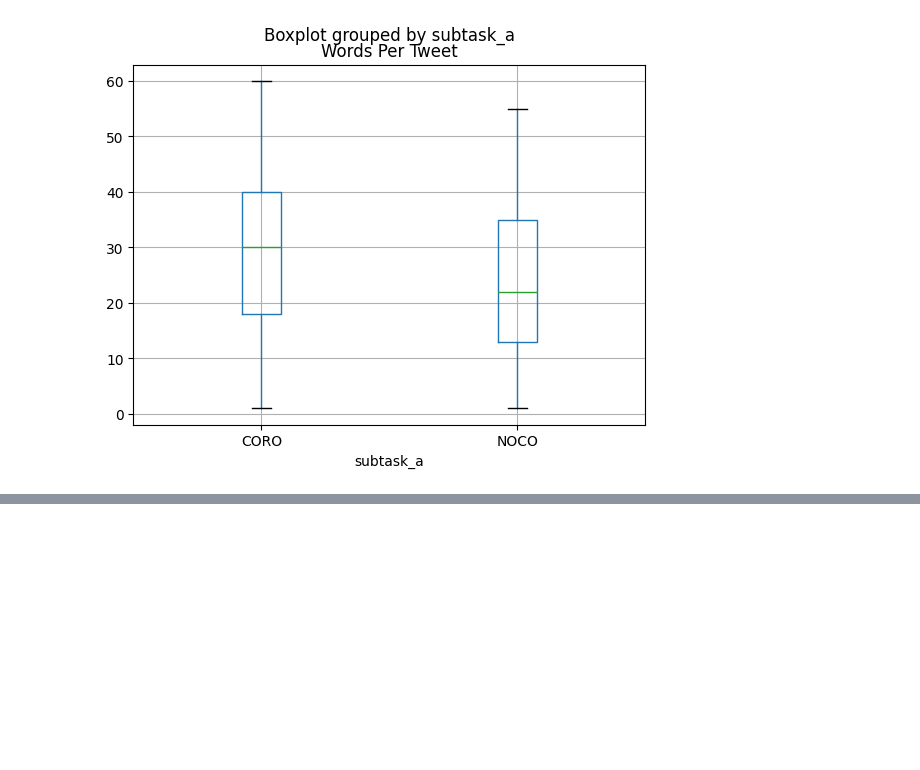
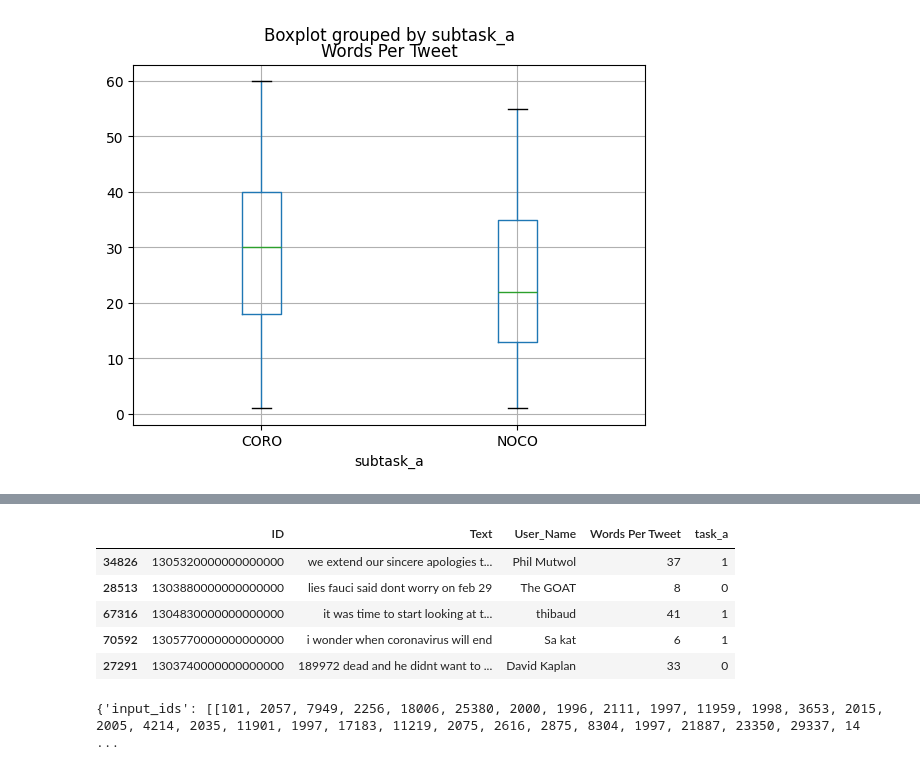
Before and after one commit to vikranth2711/trying, a Jupyter notebook: hackathon.ipynb, the cells around one changed output, grey strips where cells are left out. Cells and saved outputs as stored; diff of their text form; code cells hidden in the pictures; blank space fills up the shorter version.

Commit message:
tokenized

```diff
--- a/hackathon.ipynb
+++ b/hackathon.ipynb
@@ -83,0 +113,16 @@ tokenizer = AutoTokenizer.from_pretrained(model_ckpt)
+# %%
+X_train.head()
+# %% [output]
+|  | ID | Text | User_Name | Words Per Tweet | task_a |
+| 34826 | 1305320000000000000 | we extend our sincere apologies t... | Phil Mutwol | 37 | 1 |
+| 28513 | 1303880000000000000 | lies fauci said dont worry on feb 29 | The GOAT | 8 | 0 |
+| 67316 | 1304830000000000000 | it was time to start looking at t... | thibaud | 41 | 1 |
+| 70592 | 1305770000000000000 | i wonder when coronavirus will end | Sa kat | 6 | 1 |
+| 27291 | 1303740000000000000 | 189972 dead and he didnt want to ... | David Kaplan | 33 | 0 |
+# %%
+def tokenize(batch):
+    return tokenizer(batch, padding=True, truncation=True)
+
+print(tokenize(X_train['Text'][:5].tolist()))
+# %% [output]
+{'input_ids': [[101, 2057, 7949, 2256, 18006, 25380, 2000, 1996, 2111, 1997, 11959, 1998, 3653, 2015, 2005, 4214, 2035, 11901, 1997, 17183, 11219, 2075, 2616, 2875, 8304, 1997, 21887, 23350, 29337, 14 ...
```
Also changed, not shown: parts of 5 cells of this notebook.
